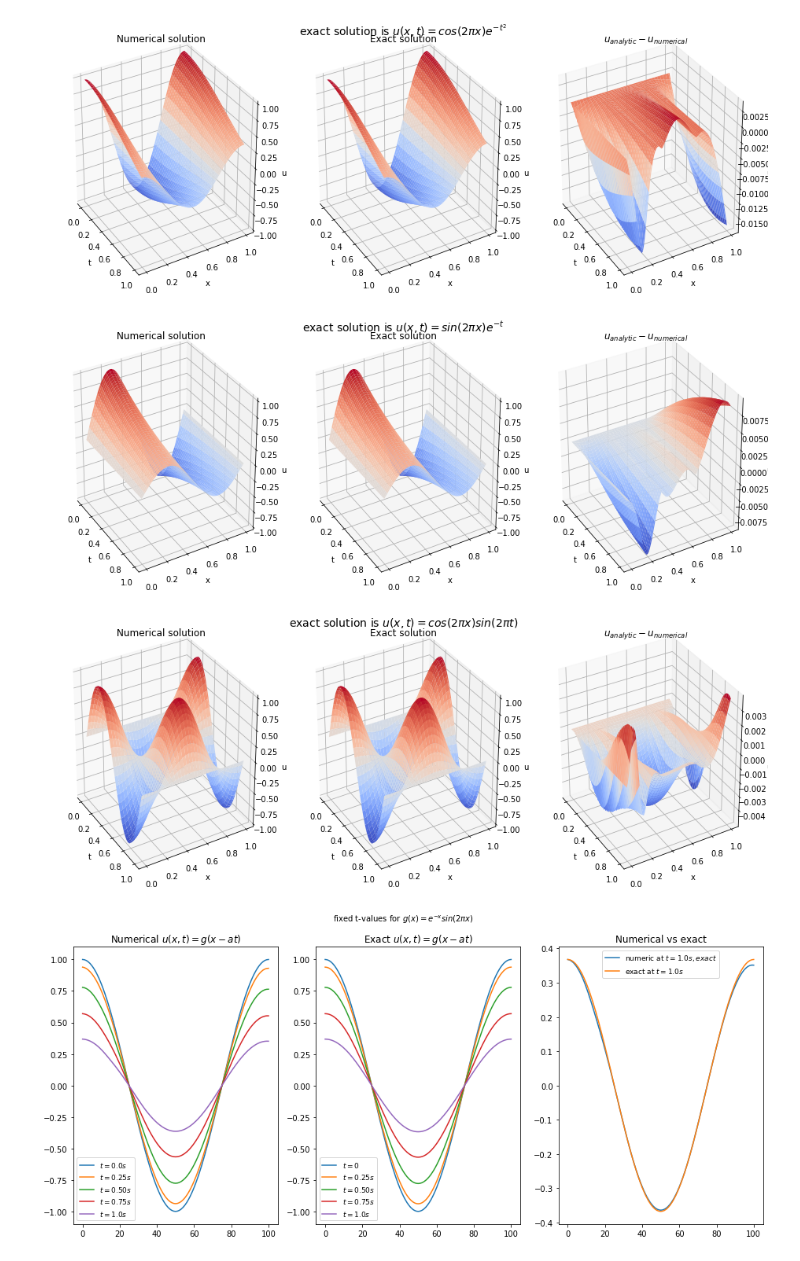
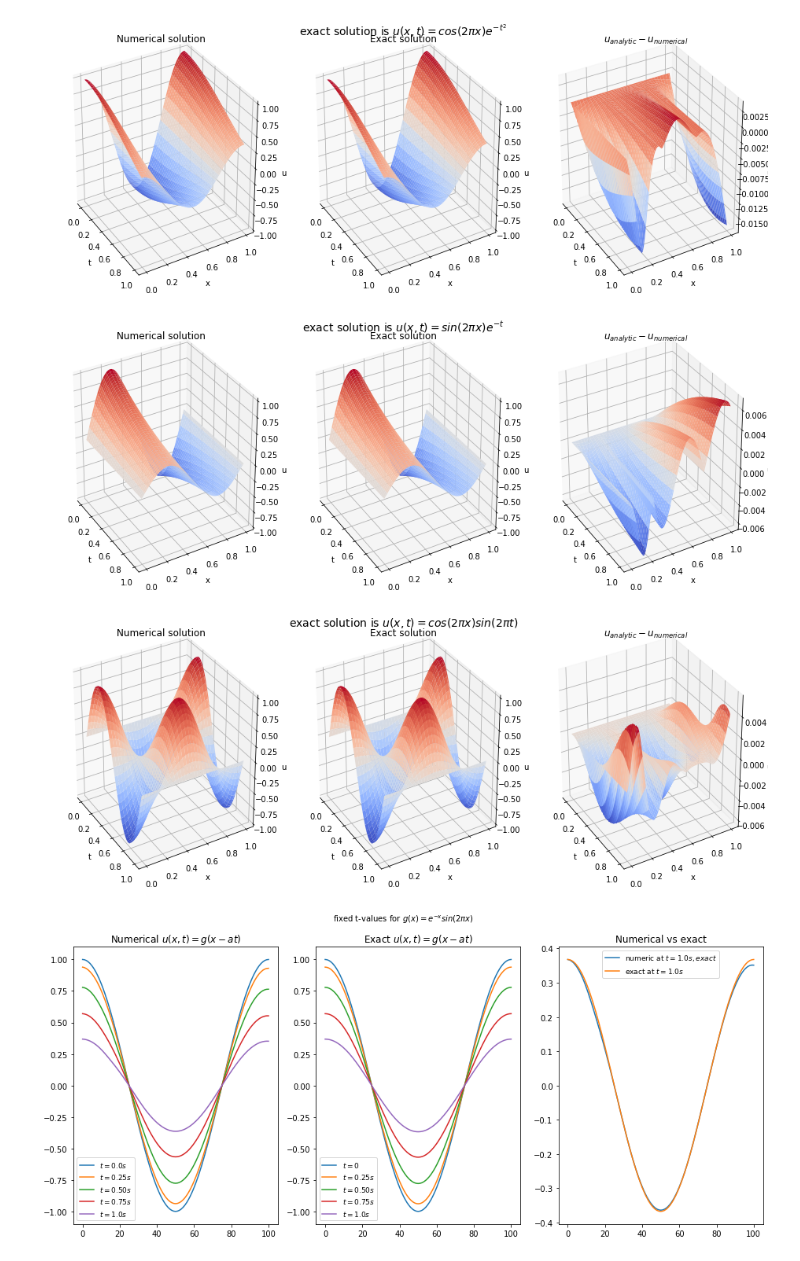
Before and after one commit to ulrikunneberg/numdiffprosj2, a Jupyter notebook: Augusts fil.ipynb, the cells around one changed output. Saved outputs shown, nothing was run; the diff lists cells and outputs as text; code cells hidden in the pictures.

```diff
--- a/Augusts fil.ipynb
+++ b/Augusts fil.ipynb
@@ -200,37 +200,37 @@ diff3=noRHS3-exact3
 RHS1, RHS1CFL=upwind(M, T, N, init_RHS, bc_RHS, a=simple_a, RHS_func=withRHS1)
 
 tttt, xxxx=np.meshgrid(ttt, xxx)
 exactRHS1=u_exact1(0, xxxx, simple_a, tttt)
 
 diffRHS=RHS1 - exactRHS1
 
 
 plot_solutionTest(RHS1, exactRHS1, diffRHS, angle=-30, filename="numeric upwind vs exact test 1", name=r'exact solution is $u(x,t)=cos(2\pi x)e^{-t^2}$')
 
 
 
-RHS2, RHS2CFL=upwind(M, T, N, init_RHS2, bc_RHS2, a=simple_a, RHS_func=withRHS2)
+RHS2, RHS2CFL=upwind(M, T, N, init_RHS2, bc_RHS2, a=simple_a2, RHS_func=withRHS2)
 
 tttt, xxxx=np.meshgrid(ttt, xxx)
 exactRHS2=u_exact2(0, xxxx, simple_a, tttt)
 
 diffRHS2=RHS2 - exactRHS2
 
 
-RHS3, RHS3CFL=upwind(M, T, N, init_RHS3, bc_RHS3, a=simple_a, RHS_func=withRHS3)
+RHS3, RHS3CFL=upwind(M, T, N, init_RHS3, bc_RHS3, a=simple_a3, RHS_func=withRHS3)
 
 tttt, xxxx=np.meshgrid(ttt, xxx)
 exactRHS3=u_exact3(0, xxxx, simple_a, tttt)
 
 diffRHS3=RHS3 - exactRHS3
 
 plot_solutionTest(RHS2, exactRHS2, diffRHS2, angle=-30, filename="numeric upwind vs exact test 2", name=r'exact solution is $u(x,t)=sin(2\pi x)e^{-t}$ ')
 
 plot_solutionTest(RHS3, exactRHS3, diffRHS3, angle=-30, filename="numeric upwind vs exact test 3", name=r'exact solution is $u(x,t)=cos(2\pi x)sin(2\pi t)$')
 # %% [output]
 [figure]
-[figure, old version]
+[figure, new version]
-[figure, old version]
+[figure, new version]
 # %%
 def plot_func2(numeric, exact, title="Title", savefig="fixed t-values1"):
 
```
Also changed, not shown: 2 other files.
